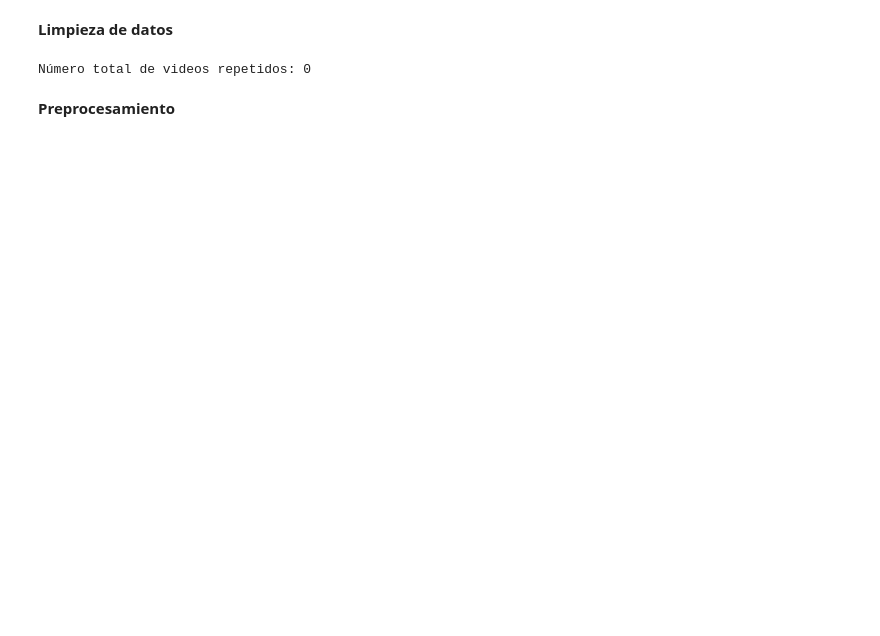
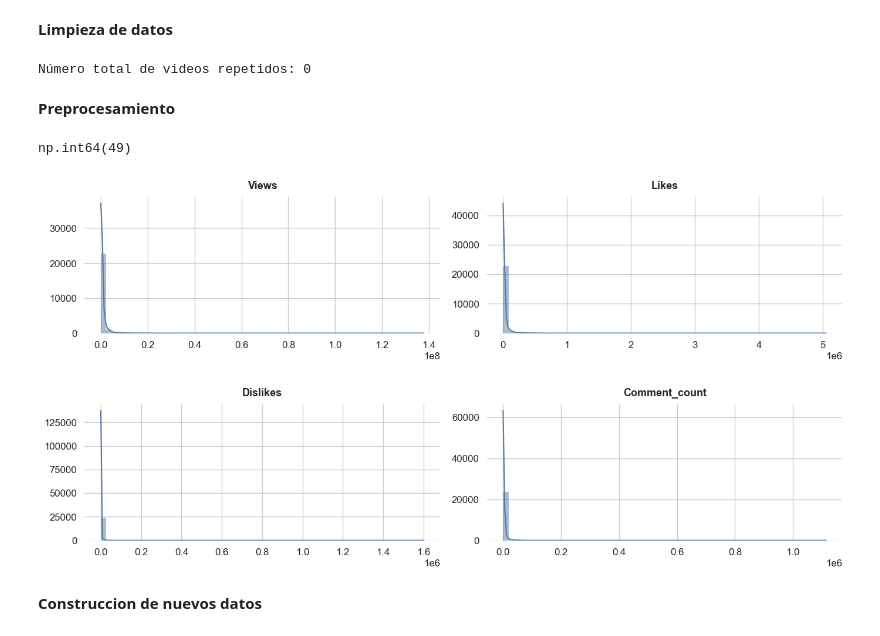
Before and after one commit to JayGhz/FDS-2025-1-260, a Jupyter notebook: core/data_preparation.ipynb, the cells around one changed output. Cells and saved outputs as stored; diff of their text form; code cells hidden in the pictures; blank space fills up the shorter version.

```diff
--- a/core/data_preparation.ipynb
+++ b/core/data_preparation.ipynb
@@ -22,3 +23,5 @@ df['tags'] = df['tags'].replace('[none]', 'No tags')
 df['description'] = df['description'].fillna('No description')
 # %%
 # Formatear fechas
+df['publish_time'] = pd.to_datetime(df['publish_time'])
+df['trending_date'] = pd.to_datetime(df['trending_date'], format='%y.%d.%m')
@@ -30,2 +28,52 @@ print('Dimensiones del dataset:', df.shape)
 # %% [markdown]
 **Preprocesamiento**
+# %%
+# Asociar la columna category_id con su nombre respectivo
+with open('data/CA_category_id.json', 'r') as f:
+    categorias_data = json.load(f)
+
+category_mapping = {
+    int(item['id']): item['snippet']['title']
+    for item in categorias_data['items']
+    if 'snippet' in item and 'title' in item['snippet']
+}
+
+df['category_id'] = df['category_id'].astype(int)
+
+df['category_id'] = df['category_id'].map(category_mapping)
+
+df.rename(columns={'category_id': 'category'}, inplace=True)
+# %%
+df['category'].isna().sum()
+# %% [output]
+np.int64(49)
+# %%
+df['category'] = df['category'].fillna('Unknown')
+# %%
+# Identificar outliers
+sns.set(style="whitegrid", palette="pastel", font_scale=1.1)
+plt.rcParams.update({
+    'axes.edgecolor': 'white',
+    'axes.linewidth': 0.8,
+    'figure.facecolor': 'white',
+    'axes.titlesize': 13,
+    'axes.titleweight': 'semibold'
+})
+
+cols = ['views', 'likes', 'dislikes', 'comment_count']
+
+plt.figure(figsize=(14, 7))
+for i, col in enumerate(cols, 1):
+    plt.subplot(2, 2, i)
+    sns.histplot(df[col], bins=60, kde=True, color="#547aa5", edgecolor='none')
+    plt.title(col.capitalize(), pad=10)
+    plt.xlabel("")
+    plt.ylabel("")
+    sns.despine(left=True, bottom=True)
+
+plt.tight_layout(h_pad=2.5)
+plt.show()
+# %% [output]
+[figure, added]
+# %% [markdown]
+**Construccion de nuevos datos**
```
Also changed, not shown: parts of 11 cells of this notebook, 5 other files.
